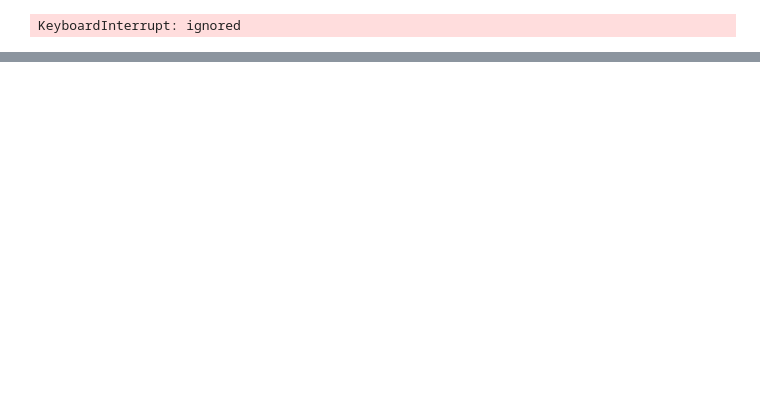
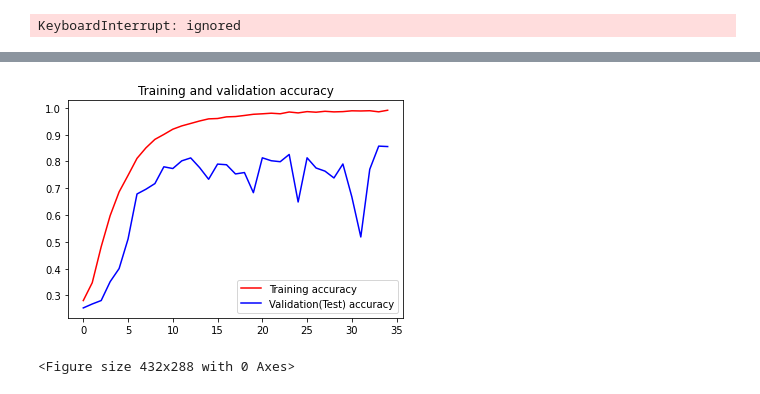
Before and after one commit to Sandeep2017/Blood_Cell-Kaggle-, a Jupyter notebook: Blood_Cell.ipynb, the cells around one changed output, grey strips where cells are left out. Saved outputs shown, nothing was run; the diff lists cells and outputs as text; code cells hidden in the pictures; blank space fills up the shorter version.

```diff
--- a/Blood_Cell.ipynb
+++ b/Blood_Cell.ipynb
@@ -615,3 +615,19 @@ Epoch 34/35
 829/829 [==============================] - 26s 32ms/step - loss: 0.0450 - acc: 0.9853 - val_loss: 0.7137 - val_acc: 0.8574
 Epoch 35/35
 829/829 [==============================] - 26s 32ms/step - loss: 0.0279 - acc: 0.9913 - val_loss: 1.1082 - val_acc: 0.8558
+# %%
+import matplotlib.pyplot as plt
+acc = history_final.history['acc']
+val_acc = history_final.history['val_acc']
+
+plt.plot(epochs, acc, 'r', label='Training accuracy')
+plt.plot(epochs, val_acc, 'b', label='Validation(Test) accuracy')
+plt.title('Training and validation accuracy')
+plt.legend(loc=0)
+plt.figure()
+
+
+plt.show()
+# %% [output]
+[figure, added]
+<Figure size 432x288 with 0 Axes>
```
Also changed, not shown: parts of 1 cell of this notebook.
